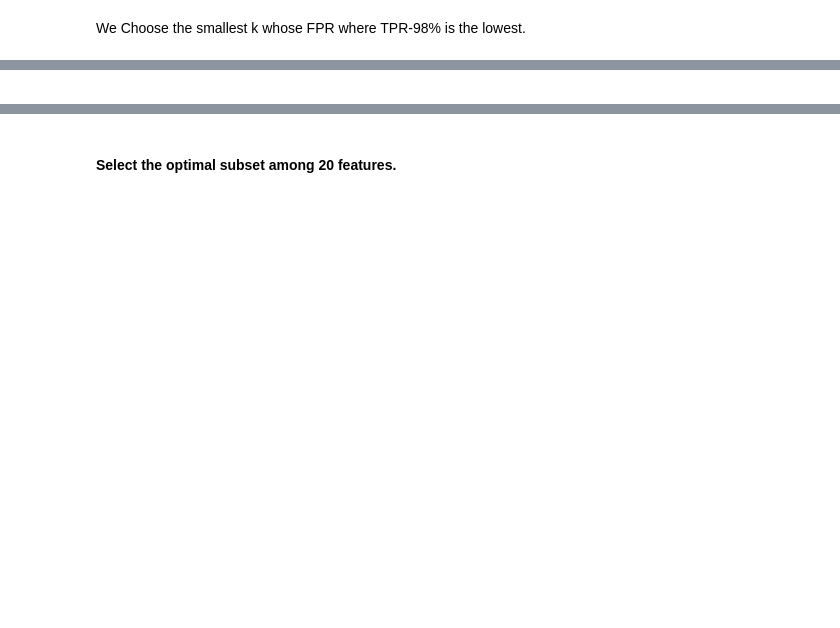
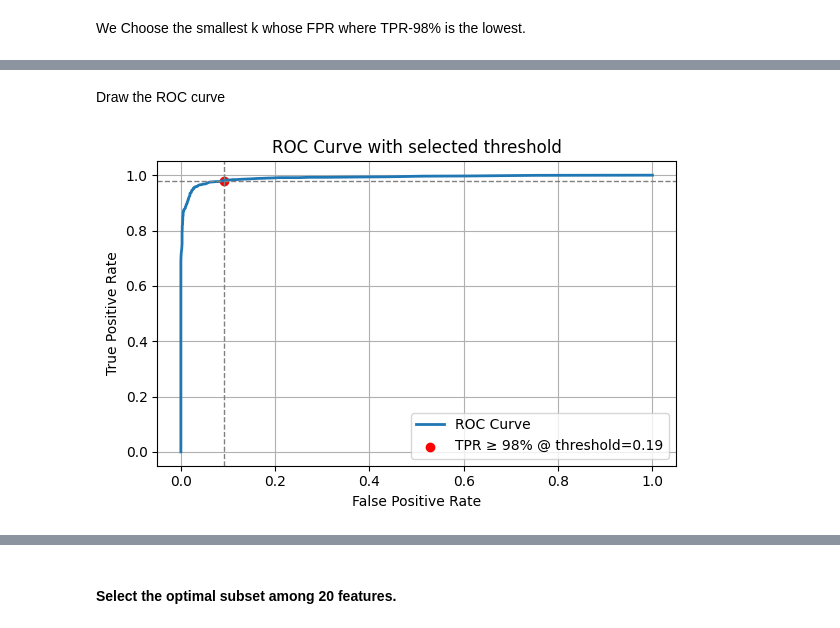
Before and after one commit to mayabenzeev/PhishingDetector_Extension, a Jupyter notebook: Analysis.ipynb, the cells around one changed output, grey strips where cells are left out. Cells and saved outputs as stored; diff of their text form; code cells hidden in the pictures; blank space fills up the shorter version.

```diff
--- a/Analysis.ipynb
+++ b/Analysis.ipynb
@@ -267,2 +253,25 @@ corresponding FPR: 0.019
-# %% [markdown]
-<!-- ### 3.2. Select Features by MAE -->
+# %% [markdown]
+Draw the ROC curve
+# %%
+indices = np.where(tpr >= 0.98)[0]
+plt.figure(figsize=(6, 4))
+plt.plot(fpr, tpr, label="ROC Curve", lw=2)
+
+idx98 = indices[0]
+# Protect threshold indexing (thresholds is always len-1 of tpr/fpr)
+thr_idx = min(idx98, len(thresholds) - 1)
+
+plt.scatter(fpr[idx98], tpr[idx98], color='red',
+            label=f"TPR ≥ 98% @ threshold={thresholds[thr_idx]:.2f}")
+plt.axvline(x=fpr[idx98], linestyle='--', color='gray', lw=1)
+plt.axhline(y=tpr[idx98], linestyle='--', color='gray', lw=1)
+
+plt.title(f"ROC Curve with selected threshold")
+plt.xlabel("False Positive Rate")
+plt.ylabel("True Positive Rate")
+plt.grid(True)
+plt.legend()
+plt.tight_layout()
+plt.show()
+# %% [output]
+[figure, added]
```
Also changed, not shown: parts of 15 cells of this notebook, 7 other files.
